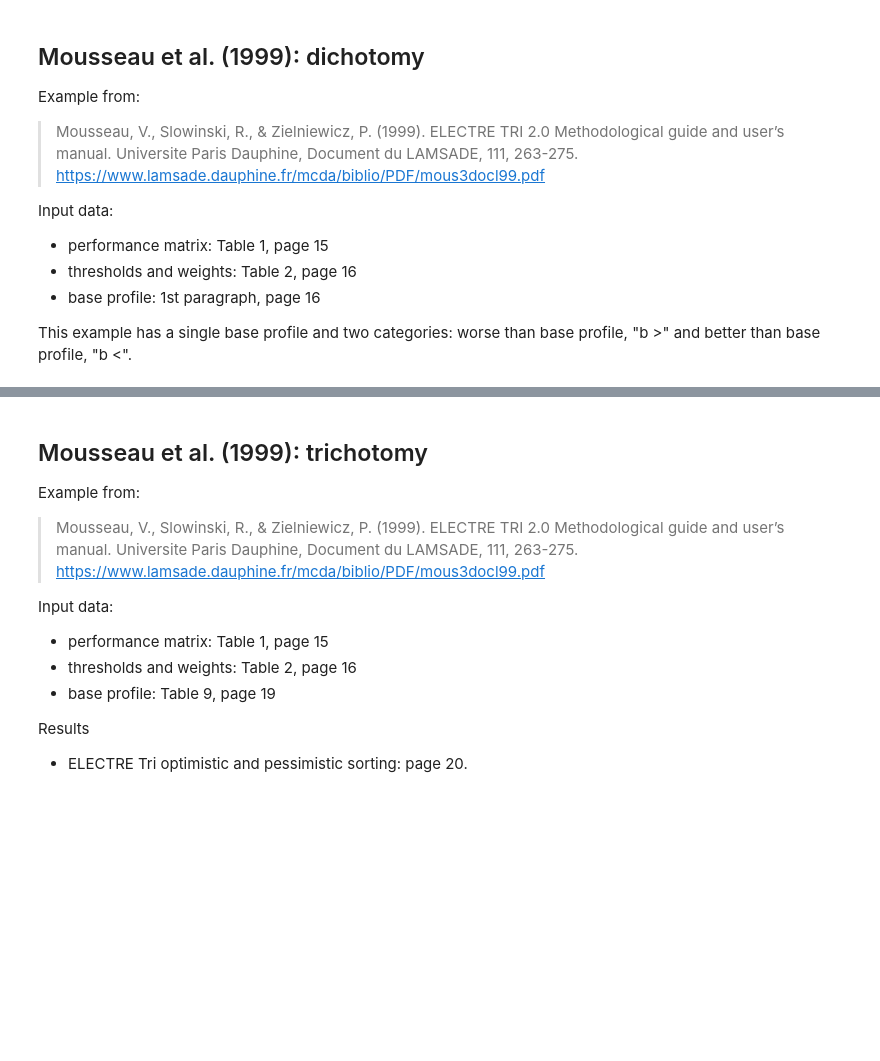
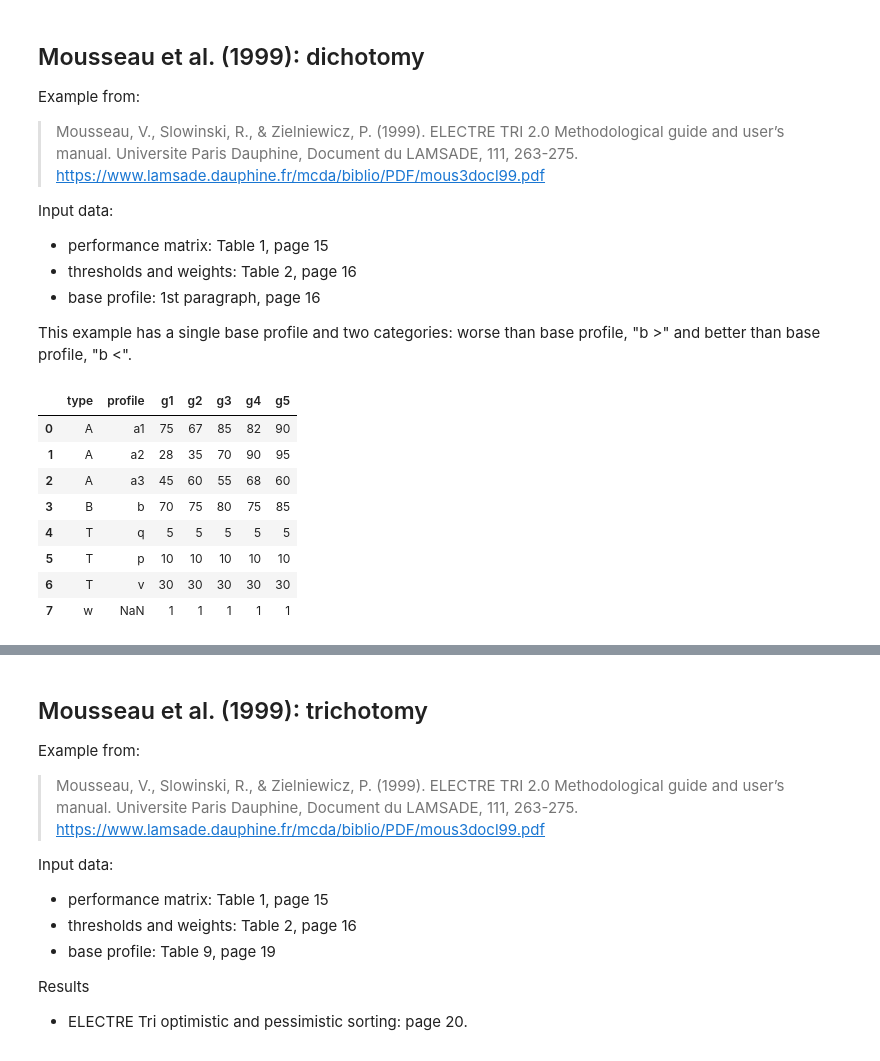
Before and after one commit to loicguilmard/ELECTRE_Tri, a Jupyter notebook: docs/explanation/ELECTRE_Tri_B_explained.ipynb, the cells around one changed output, grey strips where cells are left out. Drawn from its saved outputs; the diff is of its cells as text; code cells hidden in the pictures; blank space fills up the shorter version.

```diff
--- a/docs/explanation/ELECTRE_Tri_B_explained.ipynb
+++ b/docs/explanation/ELECTRE_Tri_B_explained.ipynb
@@ -717,8 +770,18 @@ Input data:
 
 This example has a single base profile and two categories: worse than base profile, "b >" and better than base profile, "b <".
 # %%
-data_file = './data/mous3docl99_2.csv'
+data_file = '../../data/mous3docl99_2.csv'
 pd.read_csv(data_file)
+# %% [output]
+|  | type | profile | g1 | g2 | g3 | g4 | g5 |
+| 0 | A | a1 | 75 | 67 | 85 | 82 | 90 |
+| 1 | A | a2 | 28 | 35 | 70 | 90 | 95 |
+| 2 | A | a3 | 45 | 60 | 55 | 68 | 60 |
+| 3 | B | b | 70 | 75 | 80 | 75 | 85 |
+| 4 | T | q | 5 | 5 | 5 | 5 | 5 |
+| 5 | T | p | 10 | 10 | 10 | 10 | 10 |
+| 6 | T | v | 30 | 30 | 30 | 30 | 30 |
+| 7 | w | NaN | 1 | 1 | 1 | 1 | 1 |
 # %%
 # Problem solving
 A, B, T, w = et.read_electre_tri_data(data_file)
```
Also changed, not shown: parts of 14 cells of this notebook.
